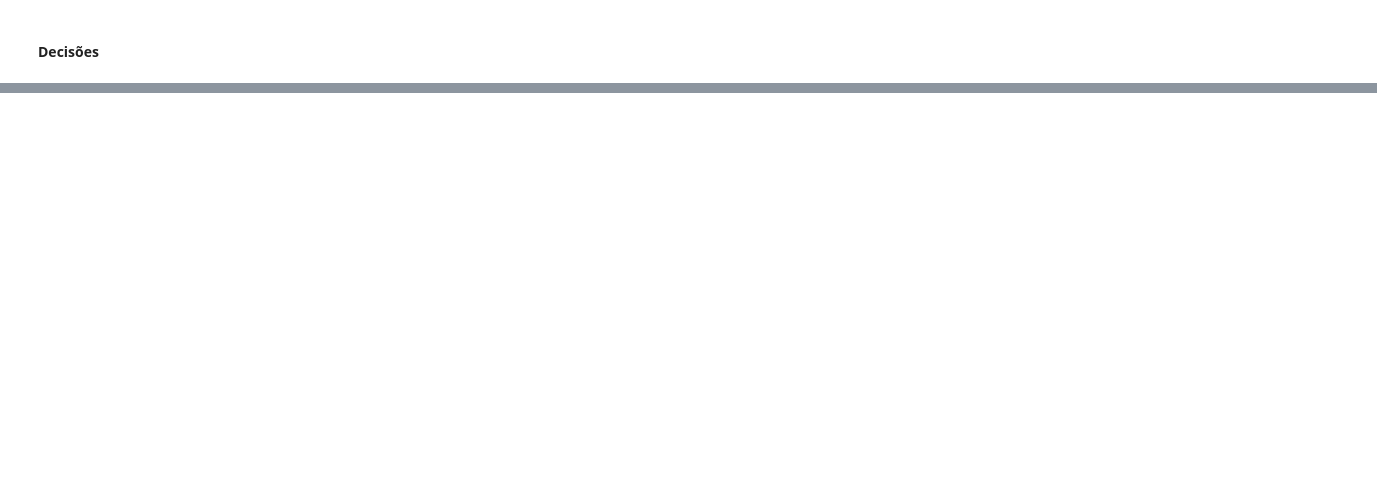
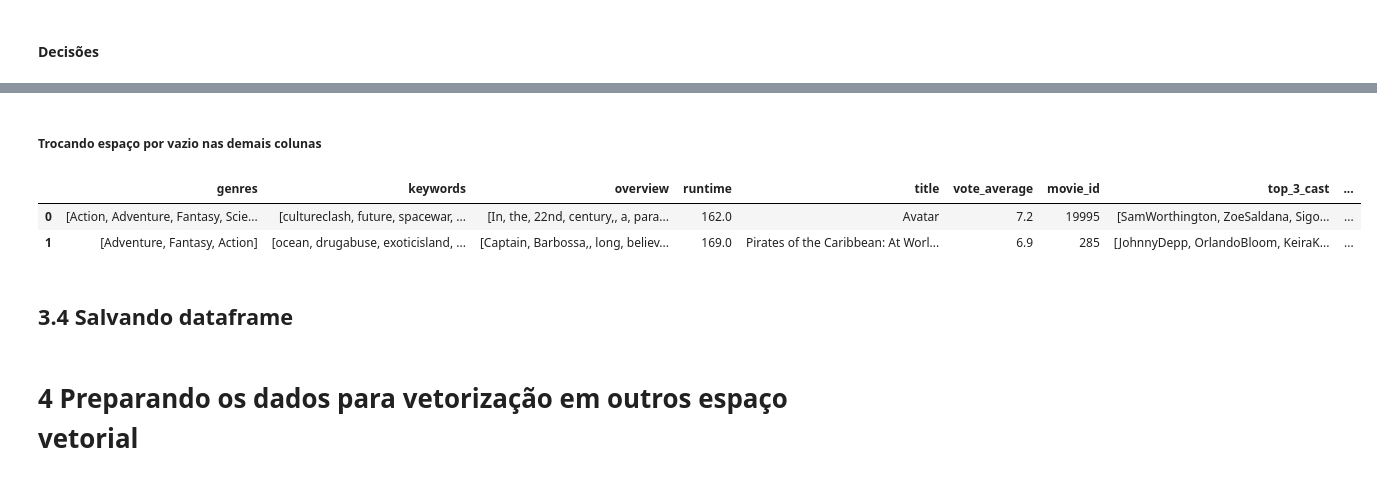
Before and after one commit to GuMauriz/projeto_recomendacao_filme, a Jupyter notebook: main.ipynb, the cells around one changed output, grey strips where cells are left out. Saved outputs shown, nothing was run; the diff lists cells and outputs as text; code cells hidden in the pictures; blank space fills up the shorter version.

```diff
--- a/main.ipynb
+++ b/main.ipynb
@@ -627,0 +688,12 @@ Index(['genres', 'keywords', 'overview', 'title', 'top_3_cast',
+# %% [markdown]
+##### Trocando espaço por vazio nas demais colunas
+# %%
+columns_to_clean_space = ['genres', 'keywords', 'top_3_cast', 'main_production_company', 'main_production_country', 'main_director', 'main_producer']
+df_geral_clean[columns_to_clean_space] = df_geral_clean[columns_to_clean_space].applymap(lambda x: [item.replace(' ', '') for item in x] if isinstance(x, list) else x)
+df_geral_clean.head(2)
+# %% [output]
+|  | genres | keywords | overview | runtime | title | vote_average | movie_id | top_3_cast | ... |
+| 0 | [Action, Adventure, Fantasy, Scie... | [cultureclash, future, spacewar, ... | [In, the, 22nd, century,, a, para... | 162.0 | Avatar | 7.2 | 19995 | [SamWorthington, ZoeSaldana, Sigo... | ... |
+| 1 | [Adventure, Fantasy, Action] | [ocean, drugabuse, exoticisland, ... | [Captain, Barbossa,, long, believ... | 169.0 | Pirates of the Caribbean: At Worl... | 6.9 | 285 | [JohnnyDepp, OrlandoBloom, KeiraK... | ... |
+# %% [markdown]
+## 3.4 Salvando dataframe
@@ -627,0 +702,2 @@ Index(['genres', 'keywords', 'overview', 'title', 'top_3_cast',
+# %% [markdown]
+# 4 Preparando os dados para vetorização em outros espaço vetorial
```
Also changed, not shown: parts of 8 cells of this notebook.
